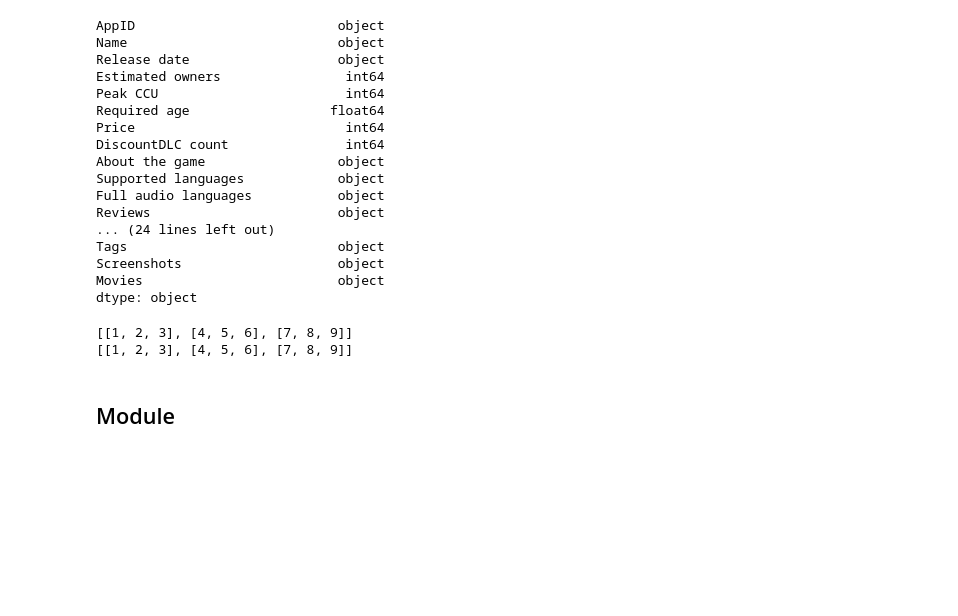
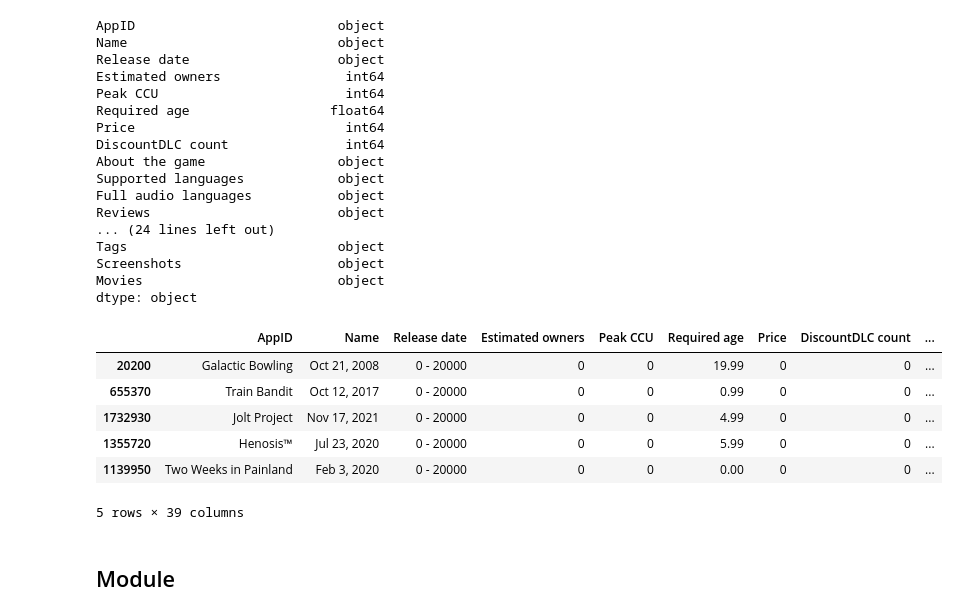
Before and after one commit to Hinamih/BDASos25-, a Jupyter notebook: BDA Analyseprojekt.ipynb, the cells around one changed output. Drawn from its saved outputs; the diff is of its cells as text; code cells hidden in the pictures; blank space fills up the shorter version.

Commit message:
head

```diff
--- a/BDA Analyseprojekt.ipynb
+++ b/BDA Analyseprojekt.ipynb
@@ -30,20 +30,16 @@ Tags                           object
 Screenshots                    object
 Movies                         object
 dtype: object
-# %%
-## Dies hilft vor allem dabei, den Code bei Matrizen o.ä. lesbarer zu machen.
-list_of_lists = [[1, 2, 3], [4, 5 ,6], [7, 8 ,9 ]]
-
-easier_to_read = [[1, 2, 3],
-                  [4, 5 ,6],
-                  [7, 8 ,9 ]]
-
-## Beide Listen (Matrizen) sind identisch aber die zweite lässt sich im Code besser lesen.
-print(list_of_lists)
-print(easier_to_read)
-# %% [output]
-[[1, 2, 3], [4, 5, 6], [7, 8, 9]]
-[[1, 2, 3], [4, 5, 6], [7, 8, 9]]
+# %%
+df.head()
+# %% [output]
+|  | AppID | Name | Release date | Estimated owners | Peak CCU | Required age | Price | DiscountDLC count | ... |
+| 20200 | Galactic Bowling | Oct 21, 2008 | 0 - 20000 | 0 | 0 | 19.99 | 0 | 0 | ... |
+| 655370 | Train Bandit | Oct 12, 2017 | 0 - 20000 | 0 | 0 | 0.99 | 0 | 0 | ... |
+| 1732930 | Jolt Project | Nov 17, 2021 | 0 - 20000 | 0 | 0 | 4.99 | 0 | 0 | ... |
+| 1355720 | Henosis™ | Jul 23, 2020 | 0 - 20000 | 0 | 0 | 5.99 | 0 | 0 | ... |
+| 1139950 | Two Weeks in Painland | Feb 3, 2020 | 0 - 20000 | 0 | 0 | 0.00 | 0 | 0 | ... |
+5 rows × 39 columns
 # %% [markdown]
 ## Module
 # %% [markdown]
```
